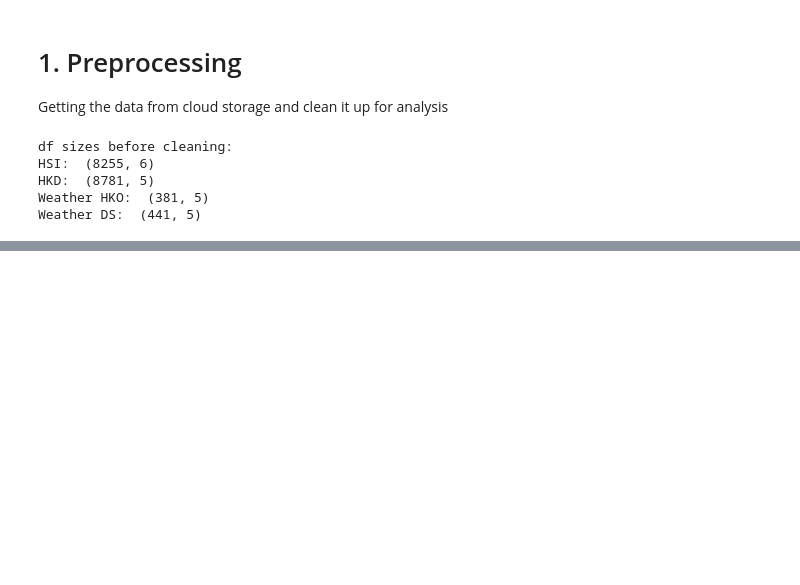
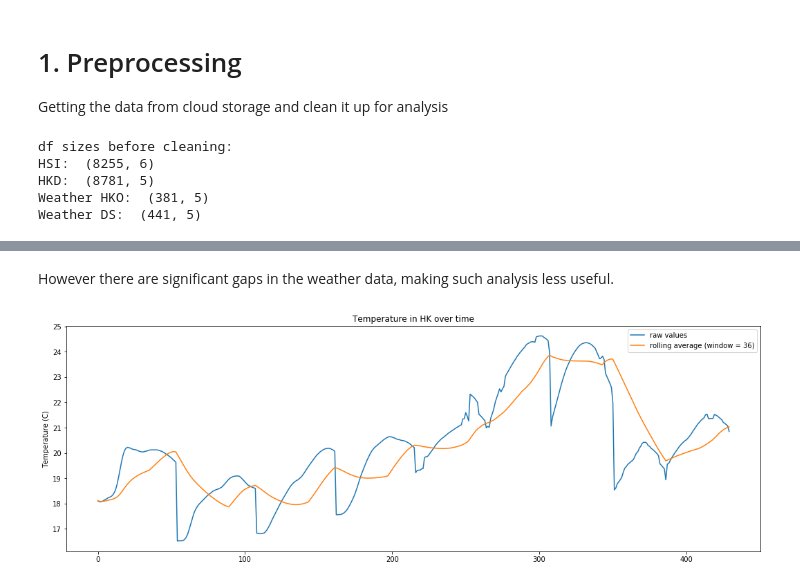
Before and after one commit to gornus/SIOT, a Jupyter notebook: data_analysis/data_analysis.ipynb, the cells around one changed output, grey strips where cells are left out. Drawn from its saved outputs; the diff is of its cells as text; code cells hidden in the pictures; blank space fills up the shorter version.

```diff
--- a/data_analysis/data_analysis.ipynb
+++ b/data_analysis/data_analysis.ipynb
@@ -263,0 +293,13 @@ See the caveats in the documentation: http://pandas.pydata.org/pandas-docs/stabl
+# %% [markdown]
+However there are significant gaps in the weather data, making such analysis less useful.
+# %%
+rolling_mean = WDS_cleaned['temperature'].rolling(window=36, min_periods=1).mean()
+fig2 = plt.figure(figsize = (18,6))
+plt.plot(WDS_cleaned['temperature'], label = "raw values")
+plt.plot(rolling_mean, label = "rolling average (window = 36)")
+plt.title("Temperature in HK over time")
+plt.ylabel("Temperature (C)")
+plt.legend()
+plt.show()
+# %% [output]
+[figure, added]
```
Also changed, not shown: parts of 32 cells of this notebook, 5 other files.
